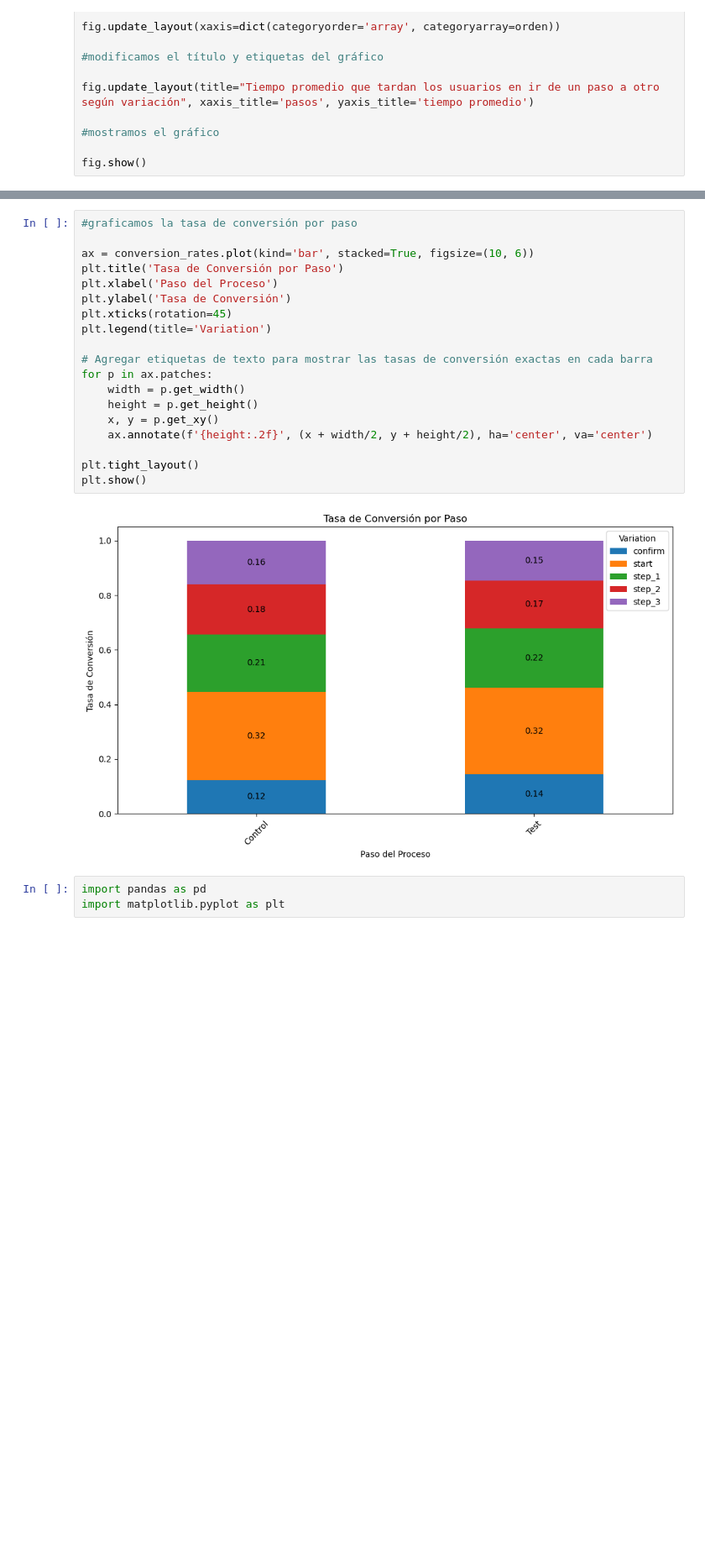
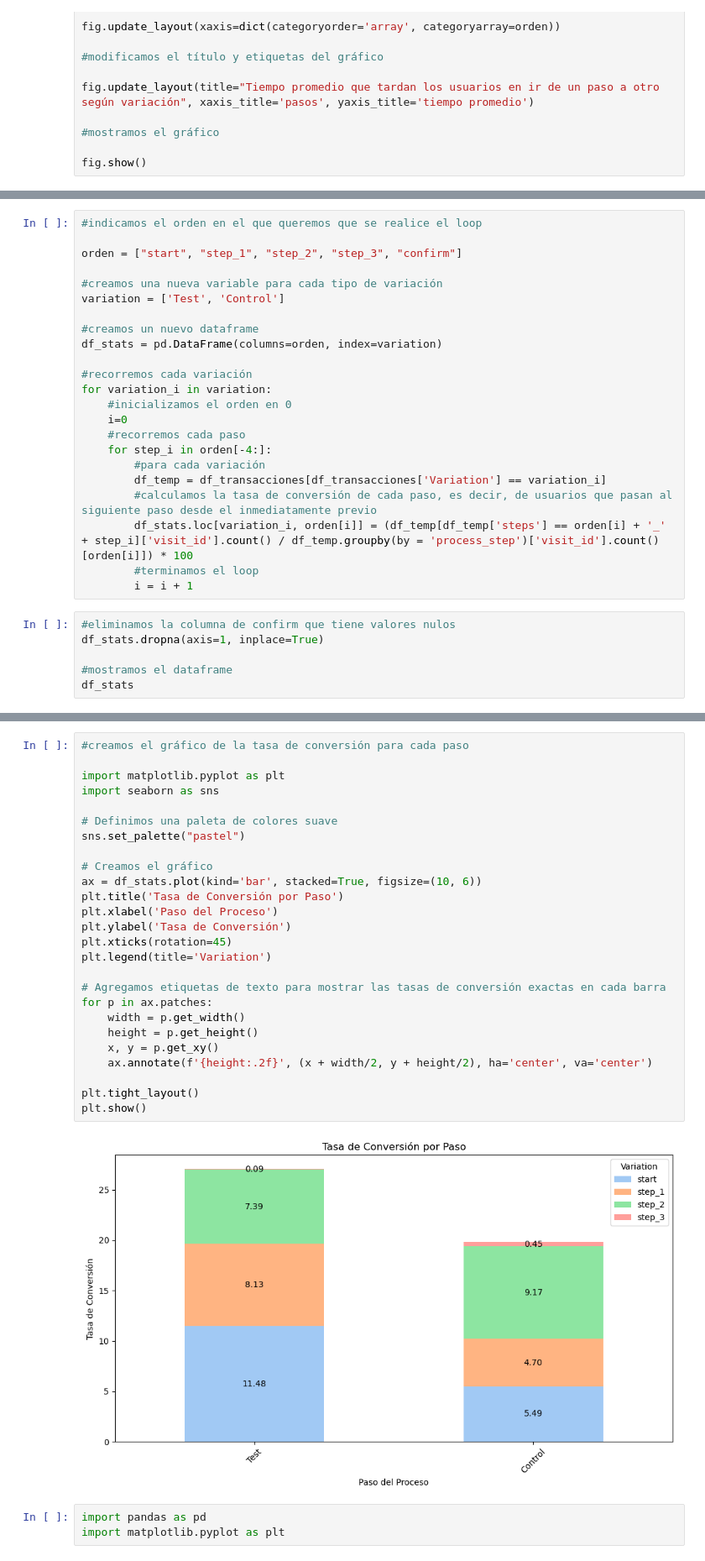
Before and after one commit to alicia-perez-diez/vanguard, a Jupyter notebook: notebooks/main.ipynb, the cells around one changed output, grey strips where cells are left out. Shown at 84% size. Drawn from its saved outputs; the diff is of its cells as text; blank space fills up the shorter version.

```diff
--- a/notebooks/main.ipynb
+++ b/notebooks/main.ipynb
@@ -895,0 +862,29 @@ conversion_rates
+# %%
+#indicamos el orden en el que queremos que se realice el loop
+
+orden = ["start", "step_1", "step_2", "step_3", "confirm"]
+
+#creamos una nueva variable para cada tipo de variación
+variation = ['Test', 'Control']
+
+#creamos un nuevo dataframe
+df_stats = pd.DataFrame(columns=orden, index=variation)
+
+#recorremos cada variación
+for variation_i in variation:
+    #inicializamos el orden en 0
+    i=0
+    #recorremos cada paso
+    for step_i in orden[-4:]:
+        #para cada variación
+        df_temp = df_transacciones[df_transacciones['Variation'] == variation_i]
+        #calculamos la tasa de conversión de cada paso, es decir, de usuarios que pasan al siguiente paso desde el inmediatamente previo
+        df_stats.loc[variation_i, orden[i]] = (df_temp[df_temp['steps'] == orden[i] + '_' + step_i]['visit_id'].count() / df_temp.groupby(by = 'process_step')['visit_id'].count()[orden[i]]) * 100
+        #terminamos el loop
+        i = i + 1
+# %%
+#eliminamos la columna de confirm que tiene valores nulos
+df_stats.dropna(axis=1, inplace=True)
+
+#mostramos el dataframe
+df_stats
@@ -896,24 +895,31 @@ conversion_rates
 # %%
-#graficamos la tasa de conversión por paso
+#creamos el gráfico de la tasa de conversión para cada paso
 
-ax = conversion_rates.plot(kind='bar', stacked=True, figsize=(10, 6))
+import matplotlib.pyplot as plt
+import seaborn as sns
+
+# Definimos una paleta de colores suave
+sns.set_palette("pastel")
+
+# Creamos el gráfico
+ax = df_stats.plot(kind='bar', stacked=True, figsize=(10, 6))
 plt.title('Tasa de Conversión por Paso')
 plt.xlabel('Paso del Proceso')
 plt.ylabel('Tasa de Conversión')
 plt.xticks(rotation=45)
 plt.legend(title='Variation')
 
-# Agregar etiquetas de texto para mostrar las tasas de conversión exactas en cada barra
+# Agregamos etiquetas de texto para mostrar las tasas de conversión exactas en cada barra
 for p in ax.patches:
     width = p.get_width()
     height = p.get_height()
     x, y = p.get_xy()
     ax.annotate(f'{height:.2f}', (x + width/2, y + height/2), ha='center', va='center')
 
 plt.tight_layout()
 plt.show()
 # %% [output]
-[figure, old version]
+[figure, new version]
 # %%
 import pandas as pd
 import matplotlib.pyplot as plt
```
Also changed, not shown: parts of 52 cells of this notebook.
